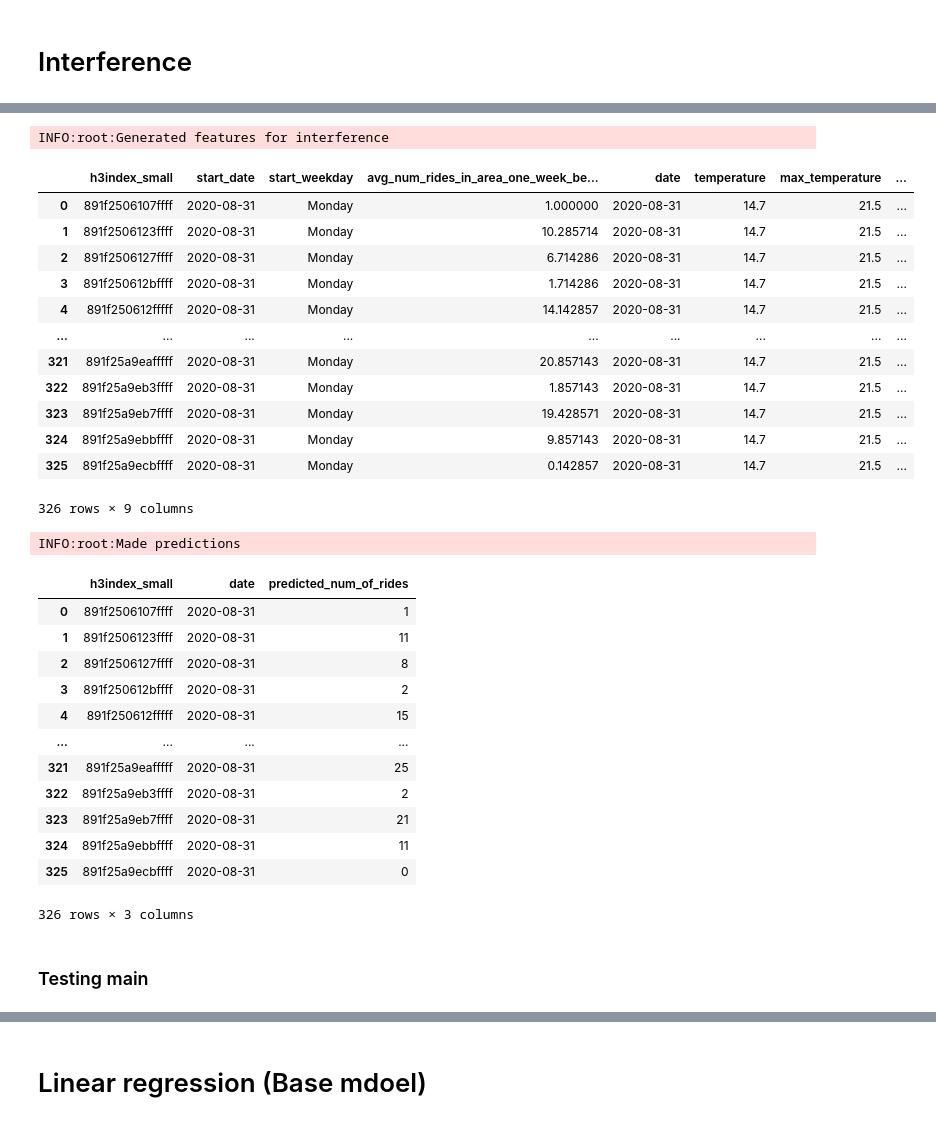
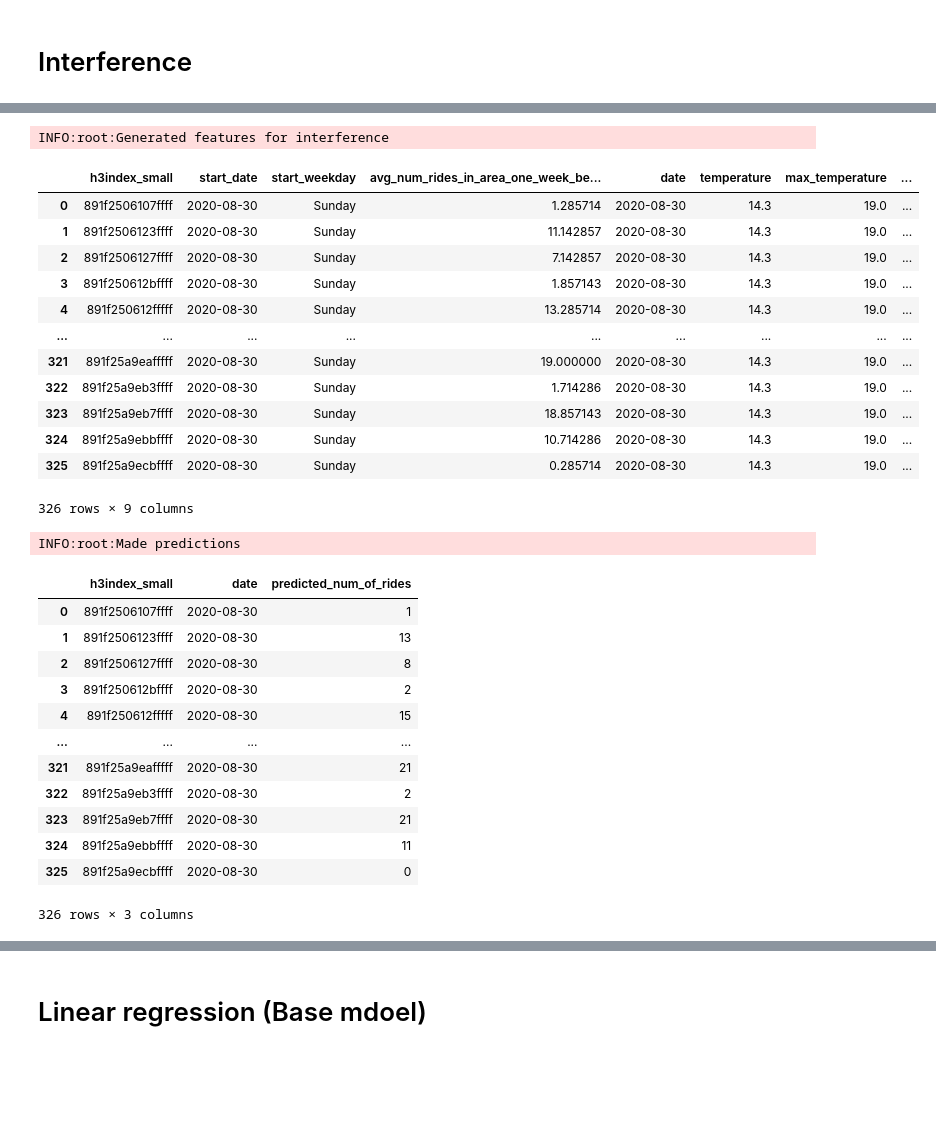
Before and after one commit to logro003/demand-fc, a Jupyter notebook: notebooks/playing_around.ipynb, the cells around one changed output, grey strips where cells are left out. Cells and saved outputs as stored; diff of their text form; code cells hidden in the pictures; blank space fills up the shorter version.

```diff
--- a/notebooks/playing_around.ipynb
+++ b/notebooks/playing_around.ipynb
@@ -214,22 +140,22 @@ inference_df
 # %%
 from demand_forecasting.features import generate_features_for_inference
 
-inference_with_features_df = generate_features_for_inference(unique_h3index_df, df, weather_df)
+inference_with_features_df = generate_features_for_inference(unique_h3index_df, preprocess_df, weather_df)
 inference_with_features_df
 # %% [output]
 INFO:root:Generated features for interference
 |  | h3index_small | start_date | start_weekday | avg_num_rides_in_area_one_week_be... | date | temperature | max_temperature | ... |
-| 0 | 891f2506107ffff | 2020-08-31 | Monday | 1.000000 | 2020-08-31 | 14.7 | 21.5 | ... |
-| 1 | 891f2506123ffff | 2020-08-31 | Monday | 10.285714 | 2020-08-31 | 14.7 | 21.5 | ... |
-| 2 | 891f2506127ffff | 2020-08-31 | Monday | 6.714286 | 2020-08-31 | 14.7 | 21.5 | ... |
-| 3 | 891f250612bffff | 2020-08-31 | Monday | 1.714286 | 2020-08-31 | 14.7 | 21.5 | ... |
-| 4 | 891f250612fffff | 2020-08-31 | Monday | 14.142857 | 2020-08-31 | 14.7 | 21.5 | ... |
+| 0 | 891f2506107ffff | 2020-08-30 | Sunday | 1.285714 | 2020-08-30 | 14.3 | 19.0 | ... |
+| 1 | 891f2506123ffff | 2020-08-30 | Sunday | 11.142857 | 2020-08-30 | 14.3 | 19.0 | ... |
+| 2 | 891f2506127ffff | 2020-08-30 | Sunday | 7.142857 | 2020-08-30 | 14.3 | 19.0 | ... |
+| 3 | 891f250612bffff | 2020-08-30 | Sunday | 1.857143 | 2020-08-30 | 14.3 | 19.0 | ... |
+| 4 | 891f250612fffff | 2020-08-30 | Sunday | 13.285714 | 2020-08-30 | 14.3 | 19.0 | ... |
 | ... | ... | ... | ... | ... | ... | ... | ... | ... |
-| 321 | 891f25a9eafffff | 2020-08-31 | Monday | 20.857143 | 2020-08-31 | 14.7 | 21.5 | ... |
-| 322 | 891f25a9eb3ffff | 2020-08-31 | Monday | 1.857143 | 2020-08-31 | 14.7 | 21.5 | ... |
-| 323 | 891f25a9eb7ffff | 2020-08-31 | Monday | 19.428571 | 2020-08-31 | 14.7 | 21.5 | ... |
-| 324 | 891f25a9ebbffff | 2020-08-31 | Monday | 9.857143 | 2020-08-31 | 14.7 | 21.5 | ... |
-| 325 | 891f25a9ecbffff | 2020-08-31 | Monday | 0.142857 | 2020-08-31 | 14.7 | 21.5 | ... |
+| 321 | 891f25a9eafffff | 2020-08-30 | Sunday | 19.000000 | 2020-08-30 | 14.3 | 19.0 | ... |
+| 322 | 891f25a9eb3ffff | 2020-08-30 | Sunday | 1.714286 | 2020-08-30 | 14.3 | 19.0 | ... |
+| 323 | 891f25a9eb7ffff | 2020-08-30 | Sunday | 18.857143 | 2020-08-30 | 14.3 | 19.0 | ... |
+| 324 | 891f25a9ebbffff | 2020-08-30 | Sunday | 10.714286 | 2020-08-30 | 14.3 | 19.0 | ... |
+| 325 | 891f25a9ecbffff | 2020-08-30 | Sunday | 0.285714 | 2020-08-30 | 14.3 | 19.0 | ... |
 326 rows × 9 columns
 # %%
 from demand_forecasting.predict import predict
@@ -240,15 +166,15 @@ final_df
 # %% [output]
 INFO:root:Made predictions
 |  | h3index_small | date | predicted_num_of_rides |
-| 0 | 891f2506107ffff | 2020-08-31 | 1 |
-| 1 | 891f2506123ffff | 2020-08-31 | 11 |
-| 2 | 891f2506127ffff | 2020-08-31 | 8 |
-| 3 | 891f250612bffff | 2020-08-31 | 2 |
-| 4 | 891f250612fffff | 2020-08-31 | 15 |
+| 0 | 891f2506107ffff | 2020-08-30 | 1 |
+| 1 | 891f2506123ffff | 2020-08-30 | 13 |
+| 2 | 891f2506127ffff | 2020-08-30 | 8 |
+| 3 | 891f250612bffff | 2020-08-30 | 2 |
+| 4 | 891f250612fffff | 2020-08-30 | 15 |
 | ... | ... | ... | ... |
-| 321 | 891f25a9eafffff | 2020-08-31 | 25 |
-| 322 | 891f25a9eb3ffff | 2020-08-31 | 2 |
-| 323 | 891f25a9eb7ffff | 2020-08-31 | 21 |
-| 324 | 891f25a9ebbffff | 2020-08-31 | 11 |
-| 325 | 891f25a9ecbffff | 2020-08-31 | 0 |
+| 321 | 891f25a9eafffff | 2020-08-30 | 21 |
+| 322 | 891f25a9eb3ffff | 2020-08-30 | 2 |
+| 323 | 891f25a9eb7ffff | 2020-08-30 | 21 |
+| 324 | 891f25a9ebbffff | 2020-08-30 | 11 |
+| 325 | 891f25a9ecbffff | 2020-08-30 | 0 |
 326 rows × 3 columns
@@ -257,2 +180,0 @@ INFO:root:Made predictions
-# %% [markdown]
-### Testing main
```
Also changed, not shown: parts of 19 cells of this notebook, 8 other files.
